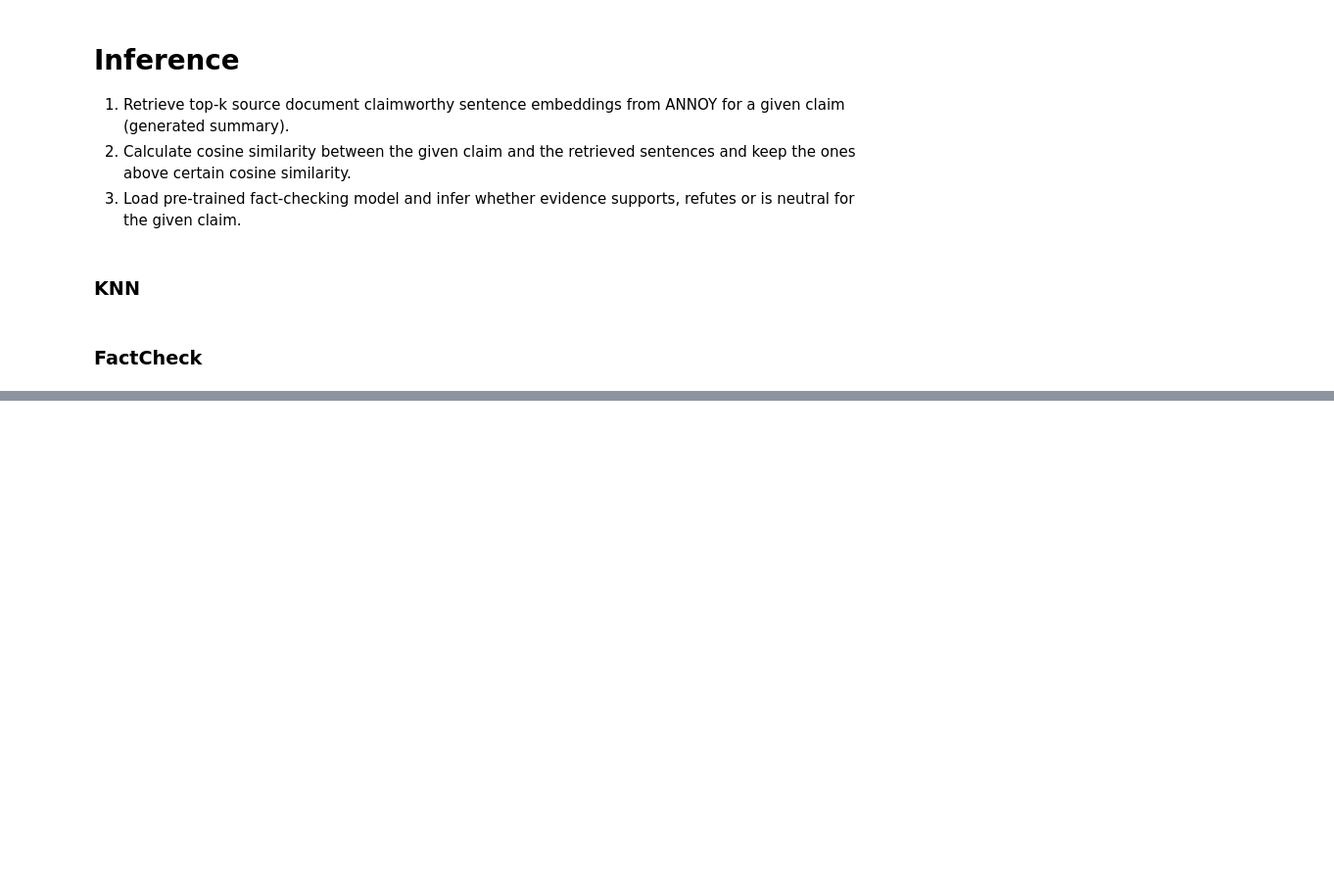
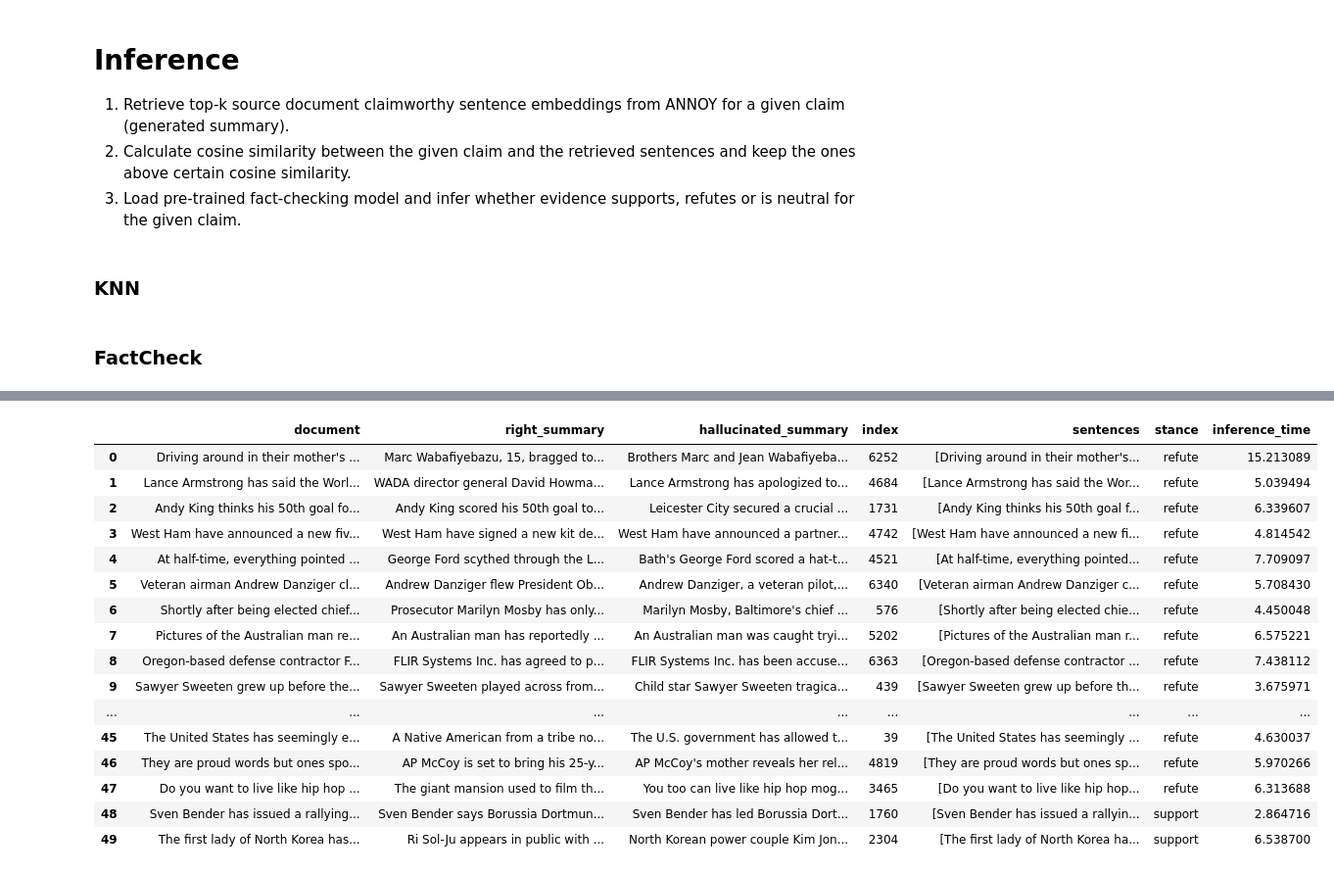
Before and after one commit to kevin-rn/Efficient-Fact-checking, a Jupyter notebook: fact_check.ipynb, the cells around one changed output, grey strips where cells are left out. Shown at 98% size. Drawn from its saved outputs; the diff is of its cells as text; code cells hidden in the pictures; blank space fills up the shorter version.

Commit message:
update factcheck

```diff
--- a/fact_check.ipynb
+++ b/fact_check.ipynb
@@ -220,30 +220,27 @@ label_mapping = ['support', 'refute', 'neutral']
 
 def fact_check(claim, evidences):
     factcheck_model.eval()
-    labels, times = [], []
+    labels = []
     for evidence in evidences:
-      start_time = time.time()
       features = factcheck_tokenizer.encode_plus(claim, evidence, truncation=True, return_tensors="pt", max_length=512).to(device)
+      print(features)
       with torch.no_grad():
         prediction = factcheck_model(**features).logits
         logits = prediction.cpu().numpy()
         result = label_mapping[logits.argmax().item()]
         labels.append(result)
-      elapsed_time = time.time() - start_time
-      times.append(elapsed_time)
-    return labels, times
+    return labels
 # %%
 # Load sampled Halueval data
 sampled_df = pd.read_csv('data/sample_df.csv')
 sampled_df['sentences'] = sampled_df['sentences'].apply(ast.literal_eval)
 
 # Get closest evidence sentences and infer labels support or refute
-results = knn.get_top_nn_neighbours(df_name='halueval', df_input=sampled_df, df_index=2, k=10, beta=0.7)
-labels, times = fact_check(sampled_df['right_summary'][2], results)
+results = knn.get_top_nn_neighbours(df_name='halueval', df_input=sampled_df, df_index=2, k=15, beta=0.7)
+labels = fact_check(sampled_df['right_summary'][2], results)
 
 # Majority vote
 vote_counts = Counter(labels)
 majority_vote = vote_counts.most_common(1)[0][0]
-print(f"Final label: {majority_vote}, average inference time: {np.mean(times)}")
-print(f"evidence: {results},\n claim: {sampled_df['right_summary'][2]}")
+print(f"Final label: {majority_vote}\n evidence: {results}\n claim: {sampled_df['right_summary'][2]}")
 # %% [output]
@@ -252 +263,37 @@ evidence: ['Andy King thinks his 50th goal for Leicester City could prove to be
  claim: Andy King scored his 50th goal to earn Leicester three points. Estaban Cambiasso's goal had been cancelled out by Cheick Kouyate. Nigel Pearson praises his goalscorer who he brought of the ben ...
+# %%
+stances, times = [], []
+for idx in sampled_df.index:
+    start_time = time.time()
+    # Retrieve sentences
+    top_sent = knn.get_top_nn_neighbours(df_name='halueval', df_input=sampled_df, df_index=idx)
+    # Use sentences as evidence and summary as claim for factchecking
+    labels = fact_check(sampled_df['right_summary'][idx], top_sent)
+    # Majority vote on labels
+    vote_counts = Counter(labels)
+    majority_vote = vote_counts.most_common(1)[0][0]
+    stances.append(majority_vote)
+    elapsed_time = time.time() - start_time
+    times.append(elapsed_time)
+
+sampled_df['stance'] = stances
+sampled_df['inference_time'] = times
+sampled_df
+# %% [output]
+|  | document | right_summary | hallucinated_summary | index | sentences | stance | inference_time |
+| 0 | Driving around in their mother's ... | Marc Wabafiyebazu, 15, bragged to... | Brothers Marc and Jean Wabafiyeba... | 6252 | [Driving around in their mother's... | refute | 15.213089 |
+| 1 | Lance Armstrong has said the Worl... | WADA director general David Howma... | Lance Armstrong has apologized to... | 4684 | [Lance Armstrong has said the Wor... | refute | 5.039494 |
+| 2 | Andy King thinks his 50th goal fo... | Andy King scored his 50th goal to... | Leicester City secured a crucial ... | 1731 | [Andy King thinks his 50th goal f... | refute | 6.339607 |
+| 3 | West Ham have announced a new fiv... | West Ham have signed a new kit de... | West Ham have announced a partner... | 4742 | [West Ham have announced a new fi... | refute | 4.814542 |
+| 4 | At half-time, everything pointed ... | George Ford scythed through the L... | Bath's George Ford scored a hat-t... | 4521 | [At half-time, everything pointed... | refute | 7.709097 |
+| 5 | Veteran airman Andrew Danziger cl... | Andrew Danziger flew President Ob... | Andrew Danziger, a veteran pilot,... | 6340 | [Veteran airman Andrew Danziger c... | refute | 5.708430 |
+| 6 | Shortly after being elected chief... | Prosecutor Marilyn Mosby has only... | Marilyn Mosby, Baltimore's chief ... | 576 | [Shortly after being elected chie... | refute | 4.450048 |
+| 7 | Pictures of the Australian man re... | An Australian man has reportedly ... | An Australian man was caught tryi... | 5202 | [Pictures of the Australian man r... | refute | 6.575221 |
+| 8 | Oregon-based defense contractor F... | FLIR Systems Inc. has agreed to p... | FLIR Systems Inc. has been accuse... | 6363 | [Oregon-based defense contractor ... | refute | 7.438112 |
+| 9 | Sawyer Sweeten grew up before the... | Sawyer Sweeten played across from... | Child star Sawyer Sweeten tragica... | 439 | [Sawyer Sweeten grew up before th... | refute | 3.675971 |
+| ... | ... | ... | ... | ... | ... | ... | ... |
+| 45 | The United States has seemingly e... | A Native American from a tribe no... | The U.S. government has allowed t... | 39 | [The United States has seemingly ... | refute | 4.630037 |
+| 46 | They are proud words but ones spo... | AP McCoy is set to bring his 25-y... | AP McCoy's mother reveals her rel... | 4819 | [They are proud words but ones sp... | refute | 5.970266 |
+| 47 | Do you want to live like hip hop ... | The giant mansion used to film th... | You too can live like hip hop mog... | 3465 | [Do you want to live like hip hop... | refute | 6.313688 |
+| 48 | Sven Bender has issued a rallying... | Sven Bender says Borussia Dortmun... | Sven Bender has led Borussia Dort... | 1760 | [Sven Bender has issued a rallyin... | support | 2.864716 |
+| 49 | The first lady of North Korea has... | Ri Sol-Ju appears in public with ... | North Korean power couple Kim Jon... | 2304 | [The first lady of North Korea ha... | support | 6.538700 |
```
Also changed, not shown: parts of 3 cells of this notebook.
